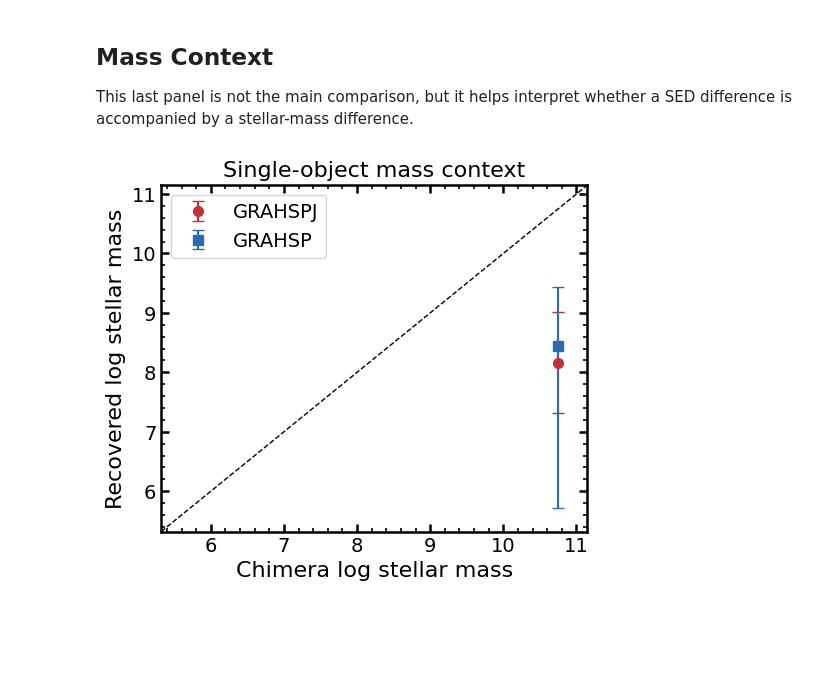
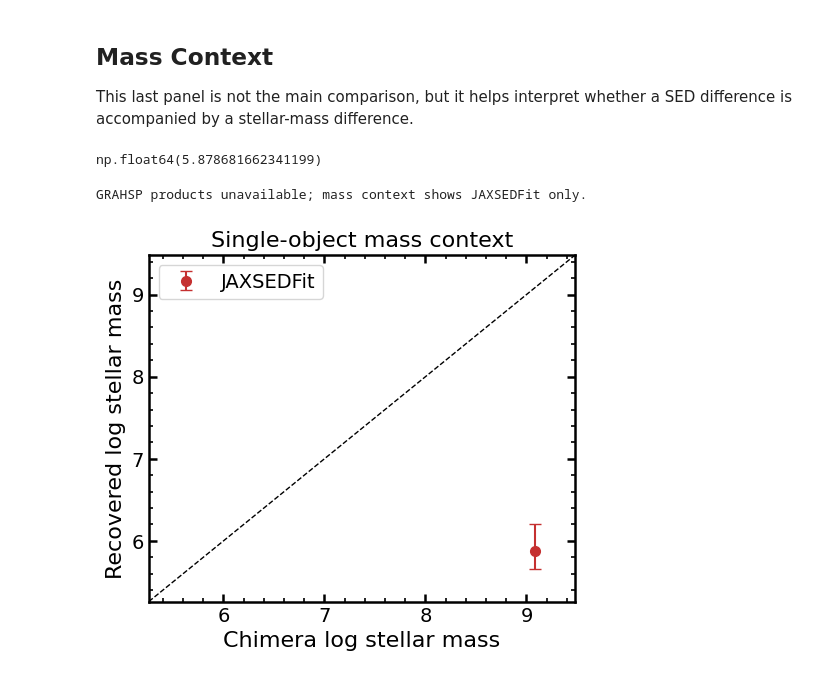
Before and after one commit to burke86/grahspj, a Jupyter notebook: notebooks/11_grahsp_vs_jaxsedfit_chimera_sed.ipynb, the cells around one changed output. Saved outputs shown, nothing was run; the diff lists cells and outputs as text; code cells hidden in the pictures; blank space fills up the shorter version.

```diff
--- a/notebooks/11_grahsp_vs_jaxsedfit_chimera_sed.ipynb
+++ b/notebooks/11_grahsp_vs_jaxsedfit_chimera_sed.ipynb
@@ -77,7 +81,7 @@ print(f"Loaded {len(dataset.rows)} full Chimera benchmark rows")
 print(f"Loaded {len(subset)} deterministic tutorial subset rows")
 print("Example object IDs:", [str(r["id"]) for r in subset[:5]])
 
-target_object_id = "085343.83+341429.3_922277_0.01"
+target_object_id = "075217.84+193542.2_315709_0.0001"
 
 row = next((r for r in dataset.rows if str(r["id"]) == target_object_id), None)
 if row is None:
@@ -808,39 +928,48 @@ Wrote /home/nicho/GRAHSP/grahspj/notebook_outputs/13_grahsp_vs_grahspj_chimera_s
 ## Mass Context
 
 This last panel is not the main comparison, but it helps interpret whether a SED difference is accompanied by a stellar-mass difference.
+# %%
+jaxsedfit_recovered_logm
+# %% [output]
+np.float64(5.878681662341199)
 # %%
 fig, ax = plt.subplots(figsize=(5.5, 4.5))
 ax.errorbar(
     [truth_logm],
     [jaxsedfit_recovered_logm],
     yerr=[[jaxsedfit_recovered_logm - jaxsedfit_logm16], [jaxsedfit_logm84 - jaxsedfit_recovered_logm]],
     fmt="o",
     color="#c53030",
     capsize=4,
     ms=7,
     label="JAXSEDFit",
 )
-ax.errorbar(
-    [truth_logm],
-    [grahsp_recovered_logm],
-    yerr=[[grahsp_recovered_logm - grahsp_logm_lo], [grahsp_logm_hi - grahsp_recovered_logm]],
-    fmt="s",
-    color="#2b6cb0",
-    capsize=4,
-    ms=7,
-    label="GRAHSP",
-)
-lims = [
-    min(truth_logm, jaxsedfit_logm16, grahsp_logm_lo) - 0.4,
-    max(truth_logm, jaxsedfit_logm84, grahsp_logm_hi) + 0.4,
-]
+
+mass_values = [truth_logm, jaxsedfit_logm16, jaxsedfit_logm84]
+if grahsp_available:
+    ax.errorbar(
+        [truth_logm],
+        [grahsp_recovered_logm],
+        yerr=[[grahsp_recovered_logm - grahsp_logm_lo], [grahsp_logm_hi - grahsp_recovered_logm]],
+        fmt="s",
+        color="#2b6cb0",
+        capsize=4,
+        ms=7,
+        label="GRAHSP",
+    )
+    mass_values.extend([grahsp_logm_lo, grahsp_logm_hi])
+else:
+    print("GRAHSP products unavailable; mass context shows JAXSEDFit only.")
+
+lims = [min(mass_values) - 0.4, max(mass_values) + 0.4]
 ax.plot(lims, lims, color="black", ls="--", lw=1.0)
 ax.set_xlim(lims)
 ax.set_ylim(lims)
 ax.set_xlabel("Chimera log stellar mass")
 ax.set_ylabel("Recovered log stellar mass")
 ax.legend()
 ax.set_title("Single-object mass context")
 plt.show()
 # %% [output]
+GRAHSP products unavailable; mass context shows JAXSEDFit only.
-[figure, old version]
+[figure, new version]
```
Also changed, not shown: parts of 17 cells of this notebook, 6 other files.
